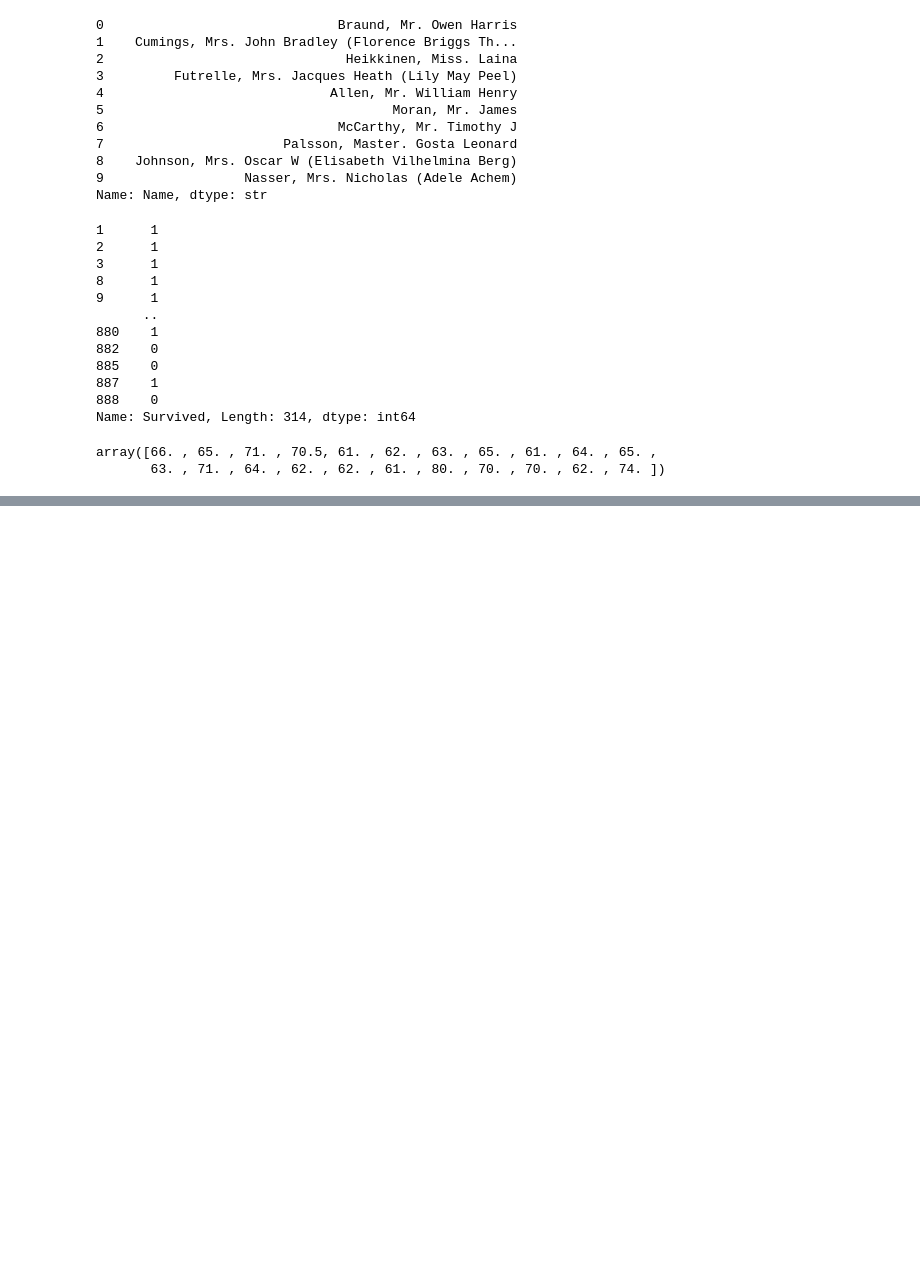
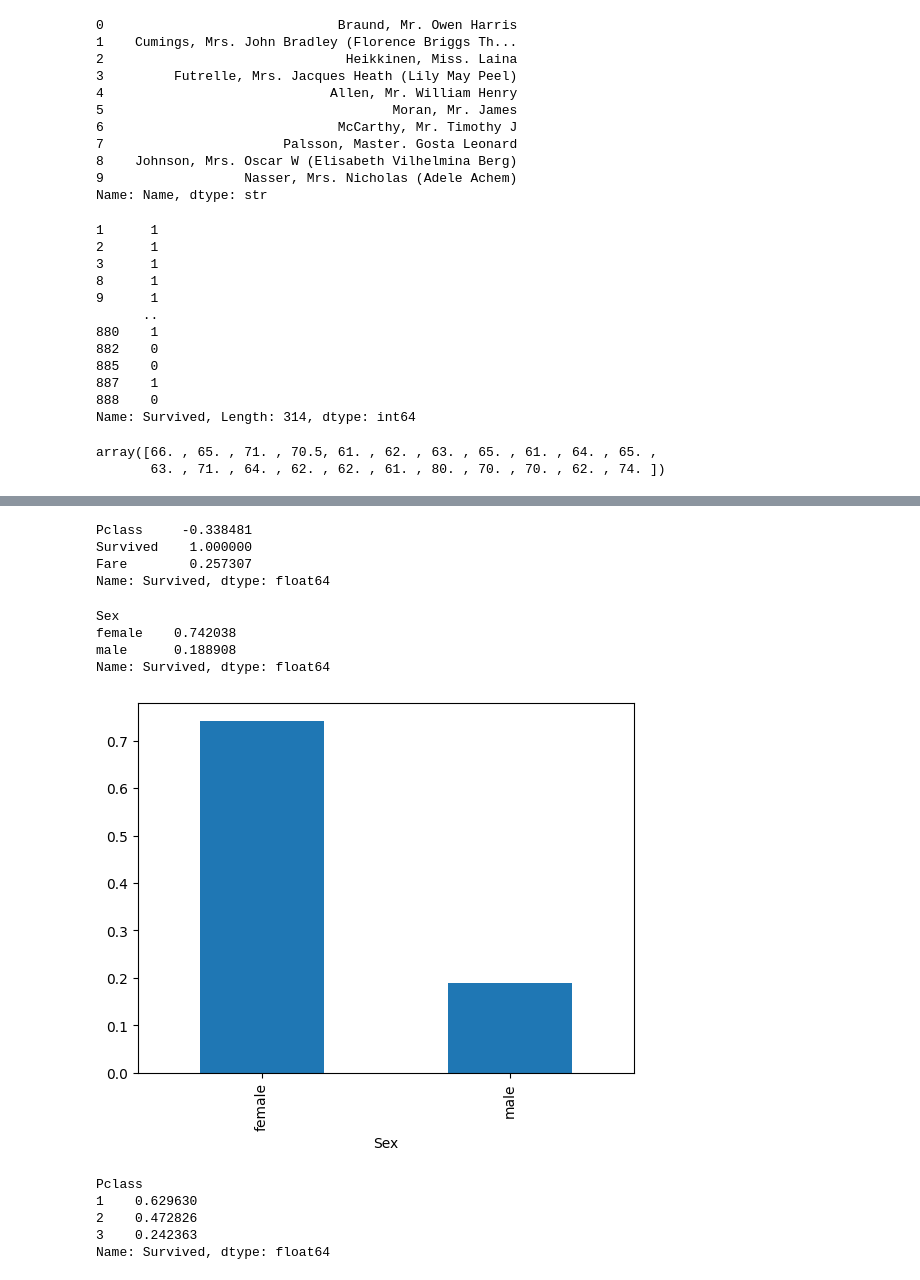
Before and after one commit to madhumirra01/titanic-analysis, a Jupyter notebook: analysis.ipynb, the cells around one changed output, grey strips where cells are left out. Drawn from its saved outputs; the diff is of its cells as text; code cells hidden in the pictures; blank space fills up the shorter version.

```diff
--- a/analysis.ipynb
+++ b/analysis.ipynb
@@ -102,0 +136,27 @@ array([66. , 65. , 71. , 70.5, 61. , 62. , 63. , 65. , 61. , 64. , 65. ,
+# %%
+df[['Pclass','Survived','Fare']].corr()['Survived']
+# %% [output]
+Pclass     -0.338481
+Survived    1.000000
+Fare        0.257307
+Name: Survived, dtype: float64
+# %%
+df.groupby('Sex')['Survived'].mean()
+# %% [output]
+Sex
+female    0.742038
+male      0.188908
+Name: Survived, dtype: float64
+# %%
+df.groupby('Sex')['Survived'].mean().plot(kind='bar')
+plt.show()
+# %% [output]
+[figure, added]
+# %%
+df.groupby('Pclass')['Survived'].mean()
+# %% [output]
+Pclass
+1    0.629630
+2    0.472826
+3    0.242363
+Name: Survived, dtype: float64
```
Also changed, not shown: parts of 14 cells of this notebook.
